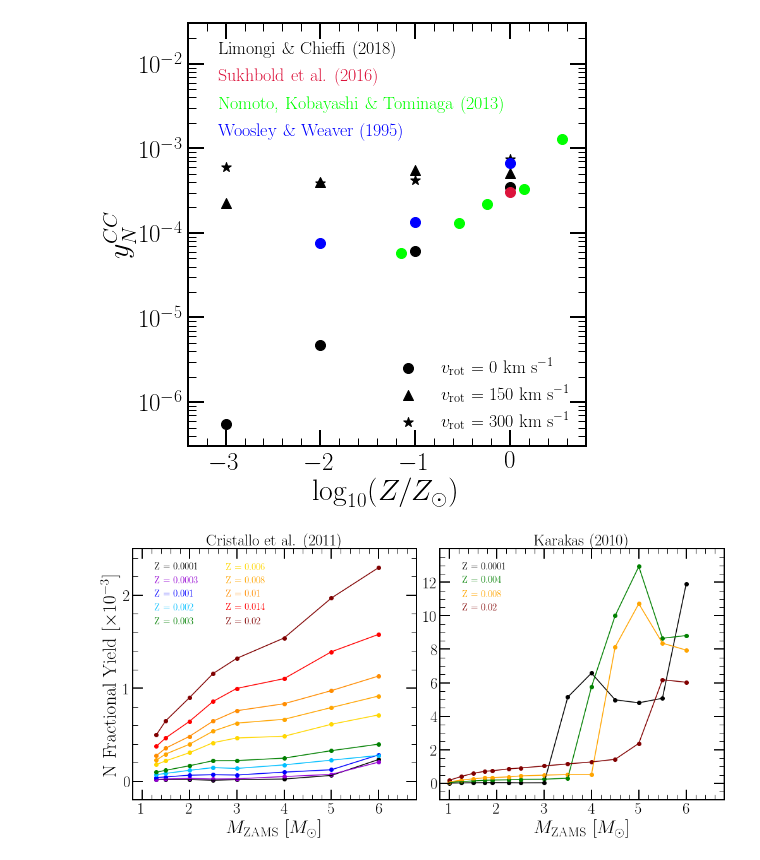
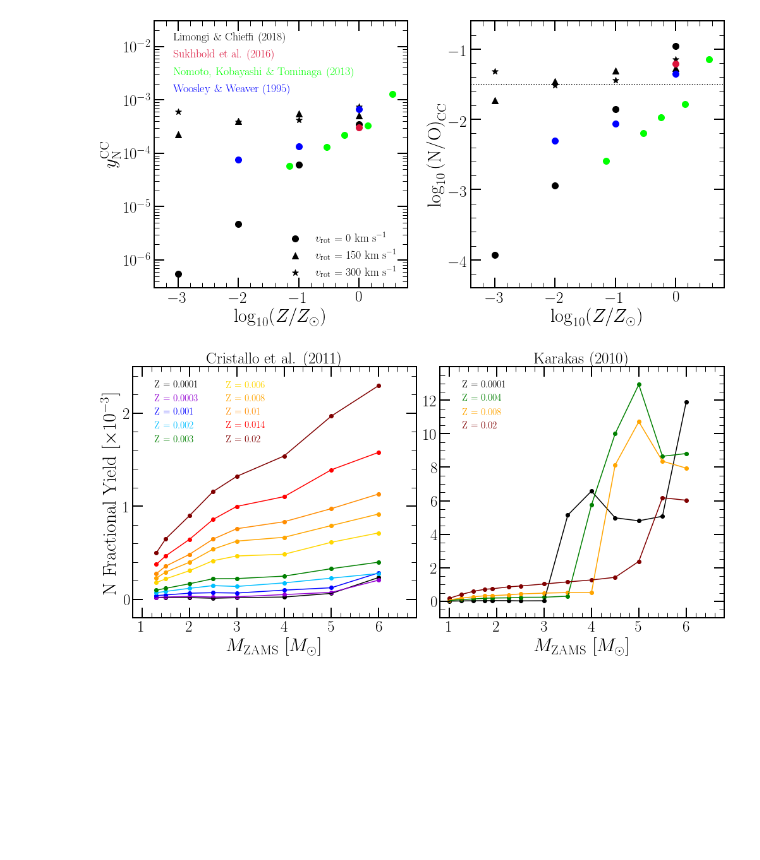
Before and after one commit to giganano/AGBmigration, a Jupyter notebook: notebooks/yields.ipynb, the cells around one changed output. Cells and saved outputs as stored; diff of their text form; code cells hidden in the pictures; blank space fills up the shorter version.

Commit message:
updates to yield investigations

```diff
--- a/notebooks/yields.ipynb
+++ b/notebooks/yields.ipynb
@@ -49,7 +55,7 @@ colors = {
     "S16/W18": "crimson",
     "WW95": "blue"
 }
-ax = setup_axis()
+ax1, ax2 = setup_cc_axis()
 for i in studies:
     for j in metallicities[i]:
         for k in rotation[i]:
@@ -58,41 +64,47 @@ for i in studies:
                 "marker": plots.mpltoolkit.markers()[markers[k]],
                 "s": 100
             }
-            ax.scatter(j,
-                vice.yields.ccsne.fractional('n', study = i, MoverH = j, rotation = k)[0], **kwargs)
+            y_n_cc, _ = vice.yields.ccsne.fractional('n', study = i, MoverH = j, rotation = k)
+            y_o_cc, _ = vice.yields.ccsne.fractional('o', study = i, MoverH = j, rotation = k)
+            cc_ratio = np.log10(y_n_cc / y_o_cc) - np.log10(14.007 / 15.999)
+            ax1.scatter(j, y_n_cc, **kwargs)
+            ax2.scatter(j, cc_ratio, **kwargs)
+ax2.plot(ax2.get_xlim(), 2 * [-1.5], c = plots.mpltoolkit.named_colors()["black"],
+    linestyle = ':')
 
 lines = len(studies) * [None]
 for i in range(len(lines)):
     kwargs = {
         "c": plots.mpltoolkit.named_colors()[colors[studies[i]]],
         "label": names[studies[i]]
     }
-    lines[i] = ax.plot([0, 0], [1, 1], **kwargs)[0]
-leg = ax.legend(loc = plots.mpltoolkit.mpl_loc("upper left"), fontsize = 18, ncol = 1,
+    lines[i] = ax1.plot([0, 0], [1, 1], **kwargs)[0]
+leg = ax1.legend(loc = plots.mpltoolkit.mpl_loc("upper left"), fontsize = 18, ncol = 1,
     frameon = False, handlelength = 0)
-ax.add_artist(leg)
+ax1.add_artist(leg)
 for i in range(len(lines)):
     leg.get_texts()[i].set_color(colors[studies[i]])
     leg.legendHandles[i].set_visible(False)
     lines[i].remove()
 points = len(rotation["LC18"]) * [None]
 for i in range(len(points)):
     kwargs = {
         "c": plots.mpltoolkit.named_colors()["black"],
         "marker": plots.mpltoolkit.markers()[markers[rotation["LC18"][i]]],
         "label": r"$v_\text{rot}$ = %g km s$^{-1}$" % (rotation["LC18"][i]),
         "s": 100
     }
-    points[i] = ax.scatter([0, 0], [1, 1], **kwargs)
-ax.legend(loc = plots.mpltoolkit.mpl_loc("lower right"), fontsize = 18, ncol = 1,
+    points[i] = ax1.scatter([0, 0], [1, 1], **kwargs)
+ax1.legend(loc = plots.mpltoolkit.mpl_loc("lower right"), fontsize = 18, ncol = 1,
     frameon = False)
 for i in range(len(points)):
     points[i].remove()
 
 plt.tight_layout()
+plt.subplots_adjust(wspace = 0.25)
 for ext in ["pdf", "png"]: plt.savefig("n_cc_yields.%s" % (ext))
 # %% [output]
-[figure, old version]
+[figure, new version]
 # %%
 def setup_axes(logprefactor = 3):
     r"""
```
Also changed, not shown: parts of 3 cells of this notebook, 16 other files.
